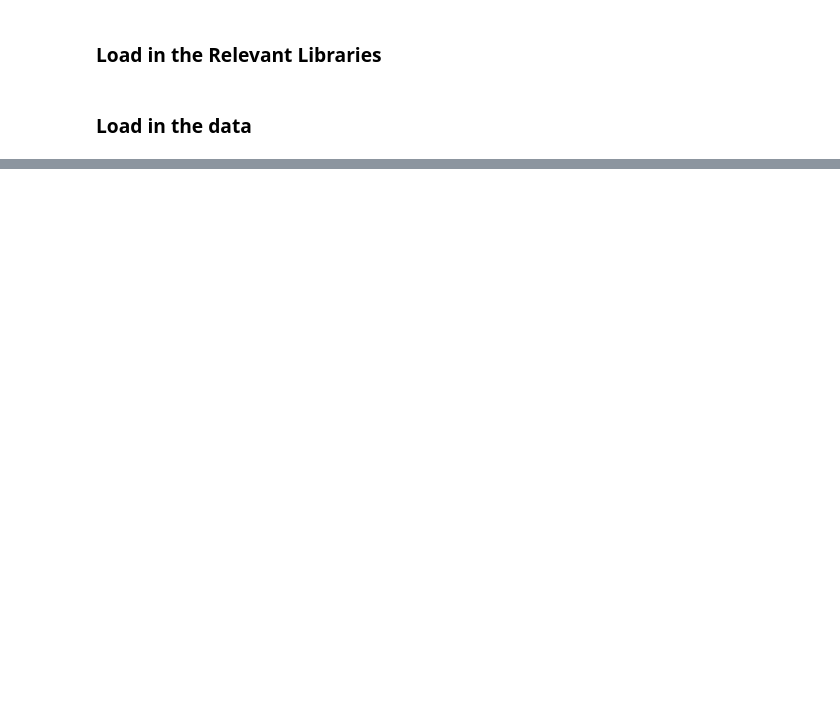
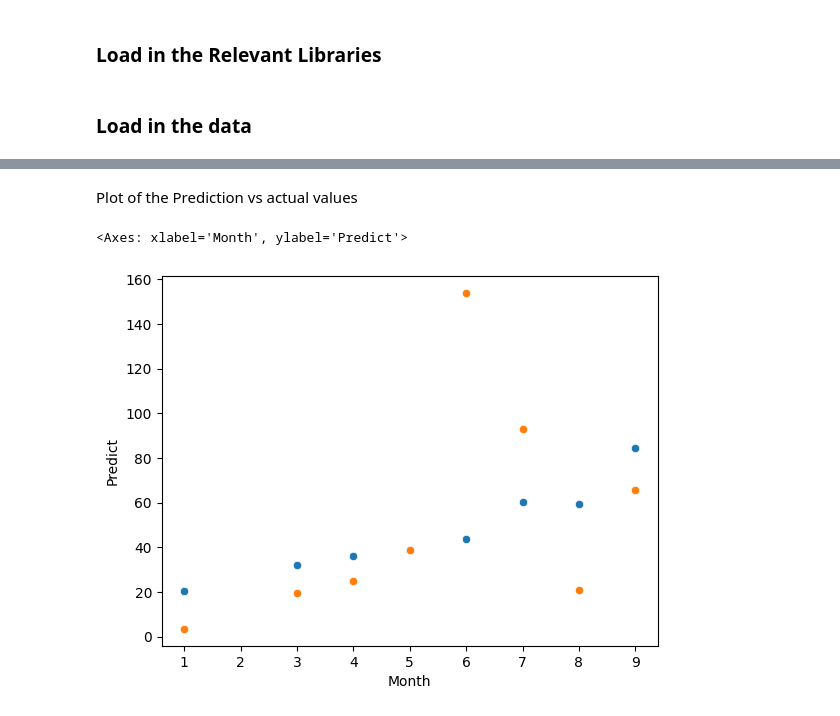
Before and after one commit to JordanBrown98/Gingin-WA-Rainfall-Analysis, a Jupyter notebook: Gingin_Analysis.ipynb, the cells around one changed output, grey strips where cells are left out. Cells and saved outputs as stored; diff of their text form; code cells hidden in the pictures; blank space fills up the shorter version.

```diff
--- a/Gingin_Analysis.ipynb
+++ b/Gingin_Analysis.ipynb
@@ -159,0 +41,4 @@ sns.scatterplot(data=test_data, x="test", y="predict")
+# %%
+print(sarima_model.summary())
+
+prediction = sarima_model.get_forecast(steps = 9)
@@ -159,0 +63,20 @@ sns.scatterplot(data=test_data, x="test", y="predict")
+# %% [markdown]
+Plot of the Prediction vs actual values
+# %%
+predict = prediction.predicted_mean
+
+dictionary_of_lists = {
+    'Predict': predict.to_list(),
+    'Month': [1, 2, 3, 4, 5, 6, 7, 8, 9]}
+# Create the DataFrame
+df1 = pd.DataFrame(dictionary_of_lists)
+
+actual = rainfall[rainfall["Year"] == 2023]
+
+final_df = pd.merge(actual, df1, left_on='Month', right_on='Month', how='left')
+
+sns.scatterplot(final_df, x = "Month", y = "Predict")
+sns.scatterplot(final_df, x = "Month", y = "Monthly Precipitation Total (millimetres)")
+# %% [output]
+<Axes: xlabel='Month', ylabel='Predict'>
+[figure, added]
```
Also changed, not shown: parts of 33 cells of this notebook.
